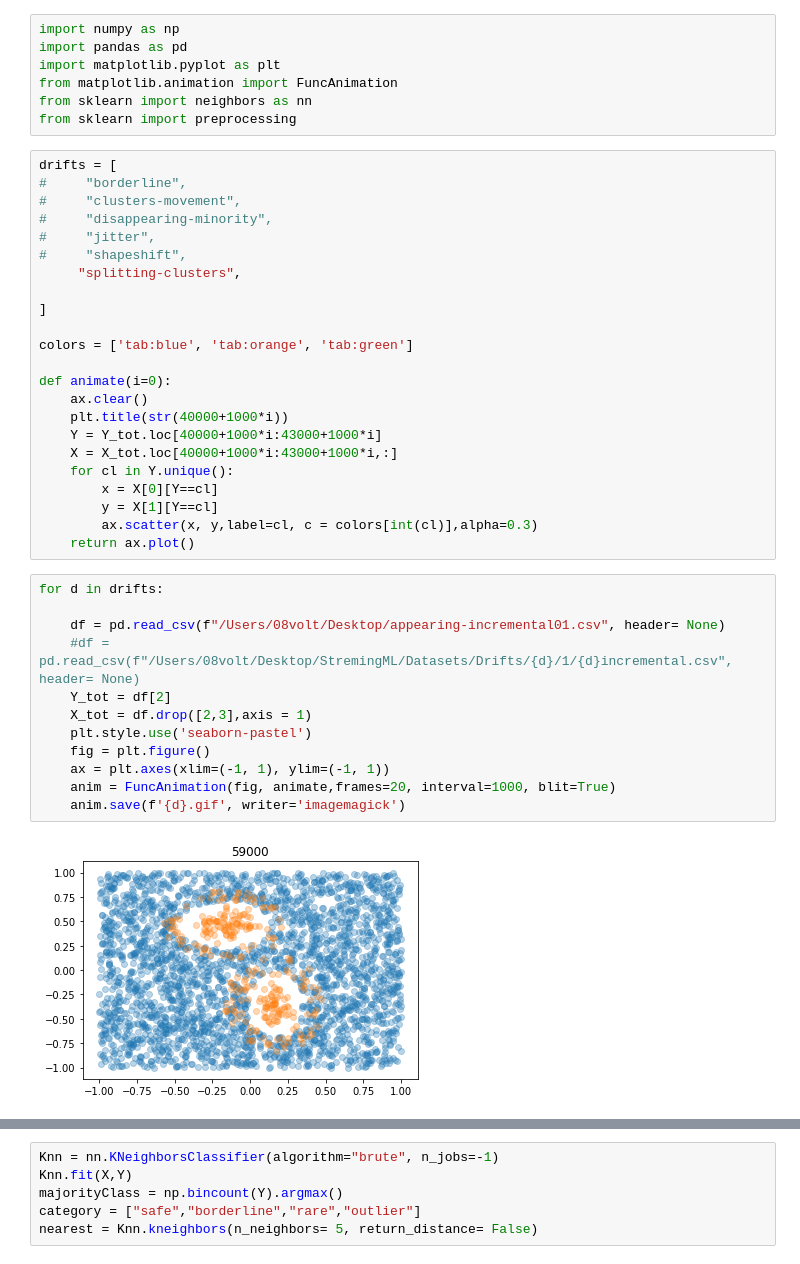
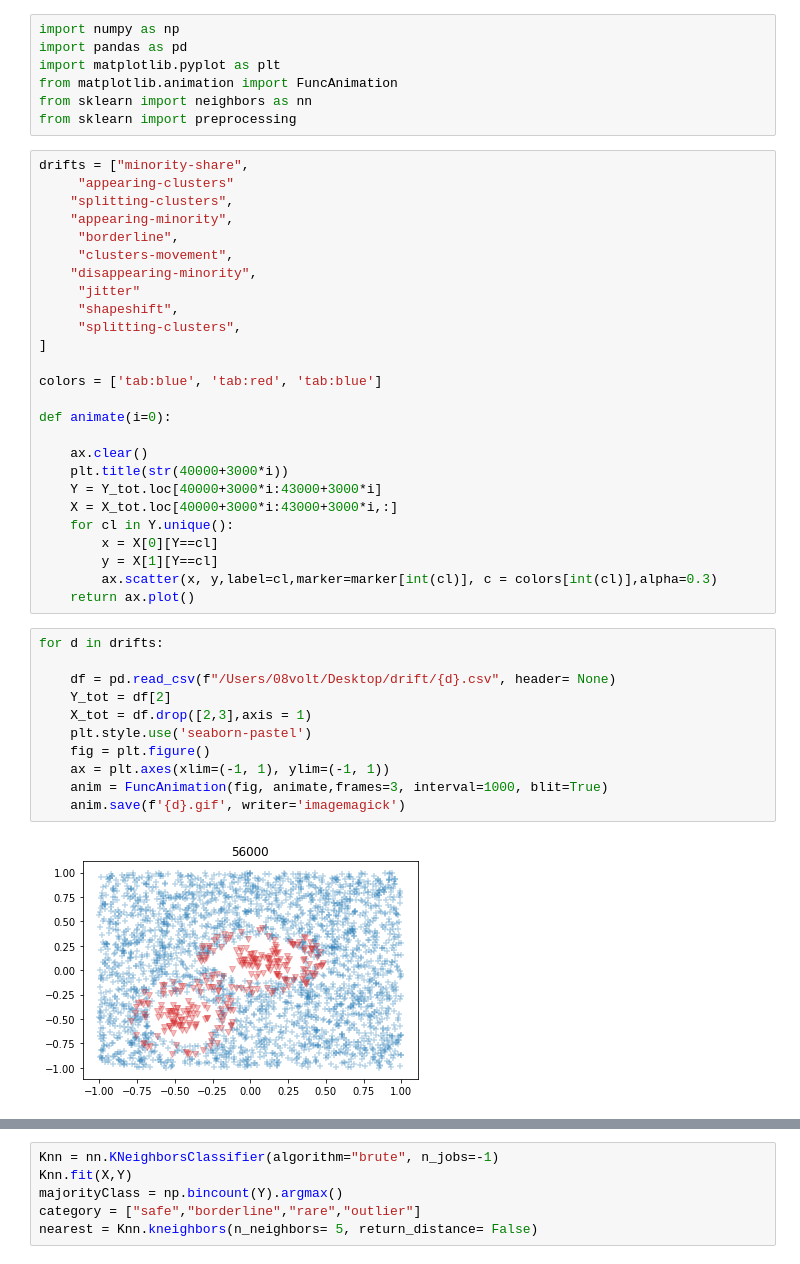
Before and after one commit to 08volt/moa-replicationstudy, a Jupyter notebook: datasets/Generator/drifts_gifs/plot.ipynb, the cells around one changed output, grey strips where cells are left out. Saved outputs shown, nothing was run; the diff lists cells and outputs as text.

```diff
--- a/datasets/Generator/drifts_gifs/plot.ipynb
+++ b/datasets/Generator/drifts_gifs/plot.ipynb
@@ -6,39 +6,41 @@ from matplotlib.animation import FuncAnimation
 from sklearn import neighbors as nn
 from sklearn import preprocessing
 # %%
-drifts = [
-#     "borderline",
-#     "clusters-movement",
-#     "disappearing-minority",
-#     "jitter",
-#     "shapeshift",
+drifts = ["minority-share",
+     "appearing-clusters"
+    "splitting-clusters",
+    "appearing-minority",
+     "borderline",
+     "clusters-movement",
+    "disappearing-minority",
+     "jitter"
+     "shapeshift",
      "splitting-clusters",
-
 ]
 
-colors = ['tab:blue', 'tab:orange', 'tab:green']
+colors = ['tab:blue', 'tab:red', 'tab:blue']
 
 def animate(i=0):
+
     ax.clear()
-    plt.title(str(40000+1000*i))
-    Y = Y_tot.loc[40000+1000*i:43000+1000*i]
-    X = X_tot.loc[40000+1000*i:43000+1000*i,:]
+    plt.title(str(40000+3000*i))
+    Y = Y_tot.loc[40000+3000*i:43000+3000*i]
+    X = X_tot.loc[40000+3000*i:43000+3000*i,:]
     for cl in Y.unique():
         x = X[0][Y==cl]
         y = X[1][Y==cl]
-        ax.scatter(x, y,label=cl, c = colors[int(cl)],alpha=0.3)
+        ax.scatter(x, y,label=cl,marker=marker[int(cl)], c = colors[int(cl)],alpha=0.3)
     return ax.plot()
 # %%
 for d in drifts:
 
-    df = pd.read_csv(f"/Users/08volt/Desktop/appearing-incremental01.csv", header= None)
-    #df = pd.read_csv(f"/Users/08volt/Desktop/StremingML/Datasets/Drifts/{d}/1/{d}incremental.csv", header= None)
+    df = pd.read_csv(f"/Users/08volt/Desktop/drift/{d}.csv", header= None)
     Y_tot = df[2]
     X_tot = df.drop([2,3],axis = 1)
     plt.style.use('seaborn-pastel')
     fig = plt.figure()
     ax = plt.axes(xlim=(-1, 1), ylim=(-1, 1))
-    anim = FuncAnimation(fig, animate,frames=20, interval=1000, blit=True)
+    anim = FuncAnimation(fig, animate,frames=3, interval=1000, blit=True)
     anim.save(f'{d}.gif', writer='imagemagick')
 # %% [output]
-[figure, old version]
+[figure, new version]
```
Also changed, not shown: parts of 2 cells of this notebook, 38 other files.
